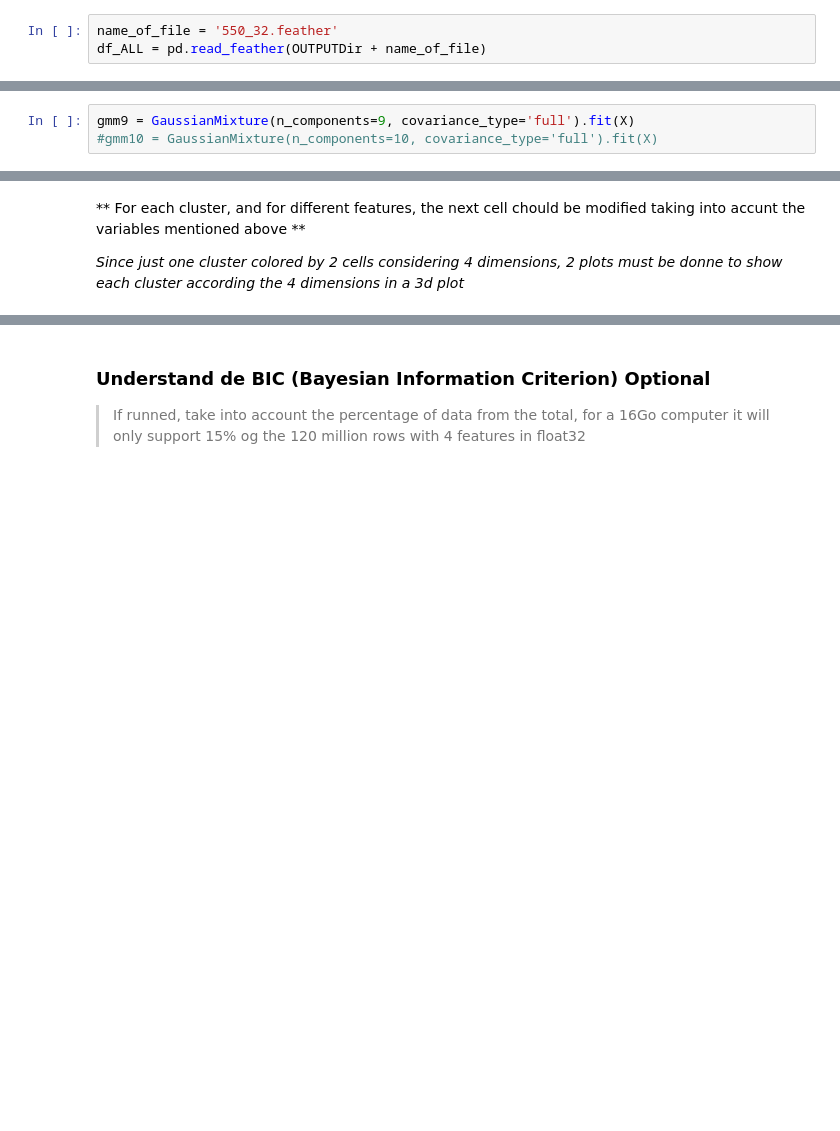
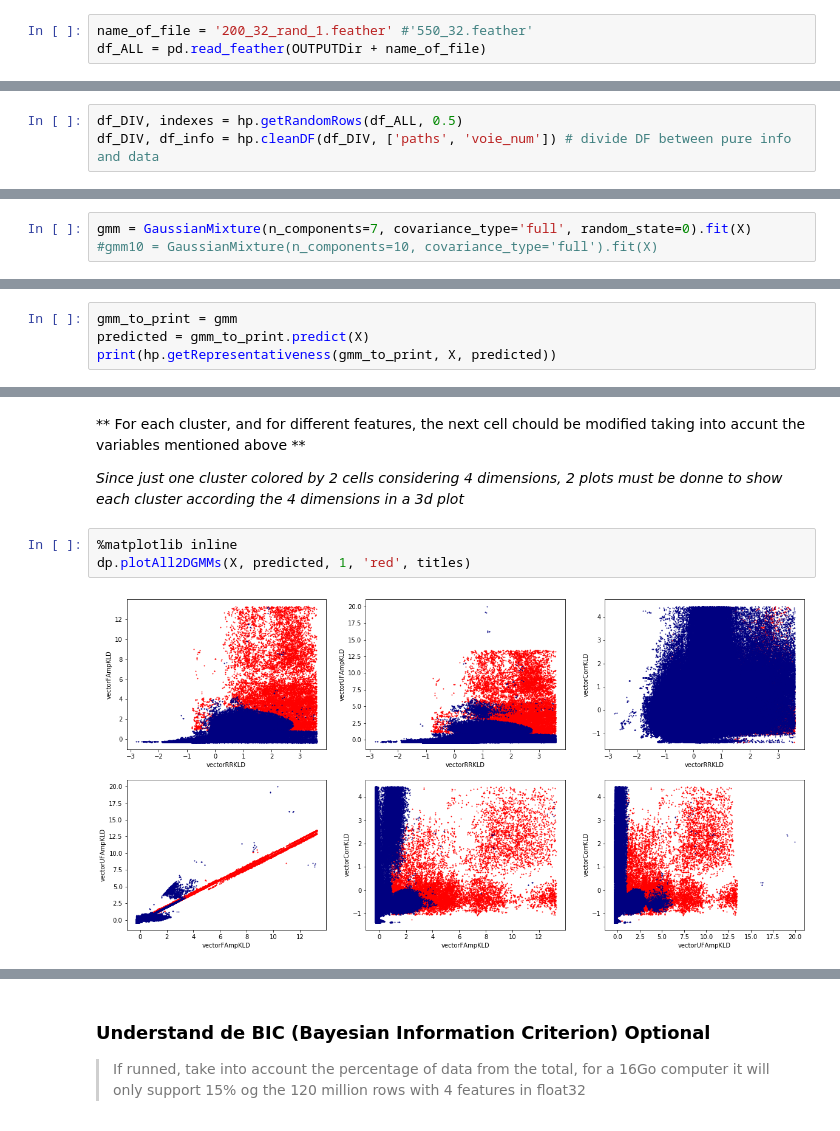
Before and after one commit to valeporti/stg_ete, a Jupyter notebook: all_in_one.ipynb, the cells around one changed output, grey strips where cells are left out. Saved outputs shown, nothing was run; the diff lists cells and outputs as text; blank space fills up the shorter version.

Commit message:
added features to save index and show some data according to desire

```diff
--- a/all_in_one.ipynb
+++ b/all_in_one.ipynb
@@ -78,7 +78,7 @@ del feat_dict, df_ALL, vectorRRKLD_ALL, vectorFAmpKLD_ALL, vectorUFAmpKLD_ALL, v
 # %% [markdown]
 ** Grab the information previously treated and saved as a feather file **
 # %%
-name_of_file = '550_32.feather'
+name_of_file = '200_32_rand_1.feather' #'550_32.feather'
 df_ALL = pd.read_feather(OUTPUTDir + name_of_file)
 # %% [markdown]
 ** According to the quantity of the memory available, grab randomly the rows for the study of the data **
@@ -90,3 +88,6 @@ df_DIV, indexes = hp.getRandomRows(df_ALL, 0.1)
+# %%
+df_DIV, indexes = hp.getRandomRows(df_ALL, 0.5)
+df_DIV, df_info = hp.cleanDF(df_DIV, ['paths', 'voie_num']) # divide DF between pure info and data
 # %% [markdown]
 ### Preprocessing
 # %%
@@ -135,7 +136,7 @@ else components are around 6 and 8
 # %%
 color_iter = itertools.cycle(['navy', 'turquoise', 'cornflowerblue', 'darkorange', 'gold', 'tomato', 'crimson', 'darkslategray', 'springgreen', 'chocolate'])
 # %%
-gmm9 = GaussianMixture(n_components=9, covariance_type='full').fit(X)
+gmm = GaussianMixture(n_components=7, covariance_type='full', random_state=0).fit(X)
 #gmm10 = GaussianMixture(n_components=10, covariance_type='full').fit(X)
 # %% [markdown]
 > ** TO PRINT**
@@ -164,0 +160,4 @@ predicted = gmm_to_print.predict(X)
+# %%
+gmm_to_print = gmm
+predicted = gmm_to_print.predict(X)
+print(hp.getRepresentativeness(gmm_to_print, X, predicted))
@@ -166,3 +182,8 @@ predicted = gmm_to_print.predict(X)
 ** For each cluster, and for different features, the next cell chould be modified taking into accunt the variables mentioned above **
 
 *Since just one cluster colored by 2 cells considering 4 dimensions, 2 plots must be donne to show each cluster according the 4 dimensions in a 3d plot*
+# %%
+%matplotlib inline
+dp.plotAll2DGMMs(X, predicted, 1, 'red', titles)
+# %% [output]
+[figure, added]
```
Also changed, not shown: parts of 23 cells of this notebook, 5 other files.
